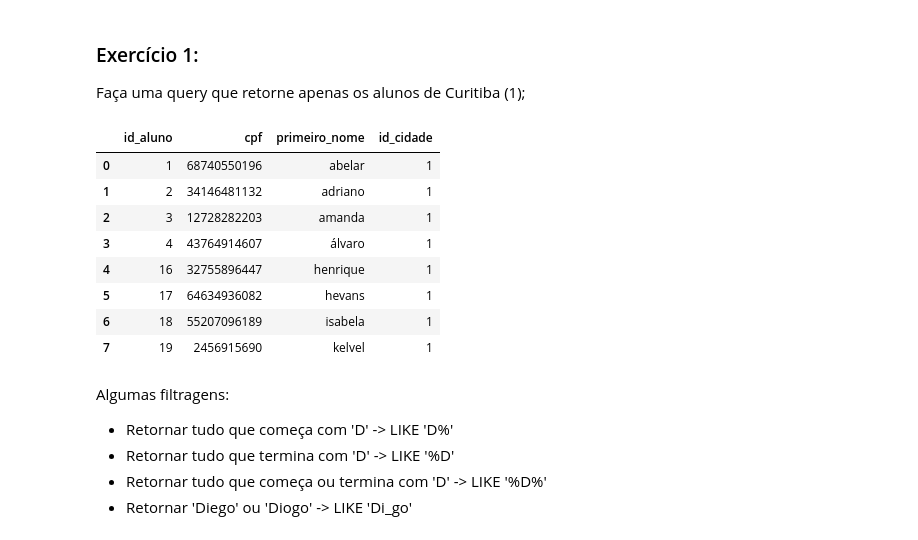
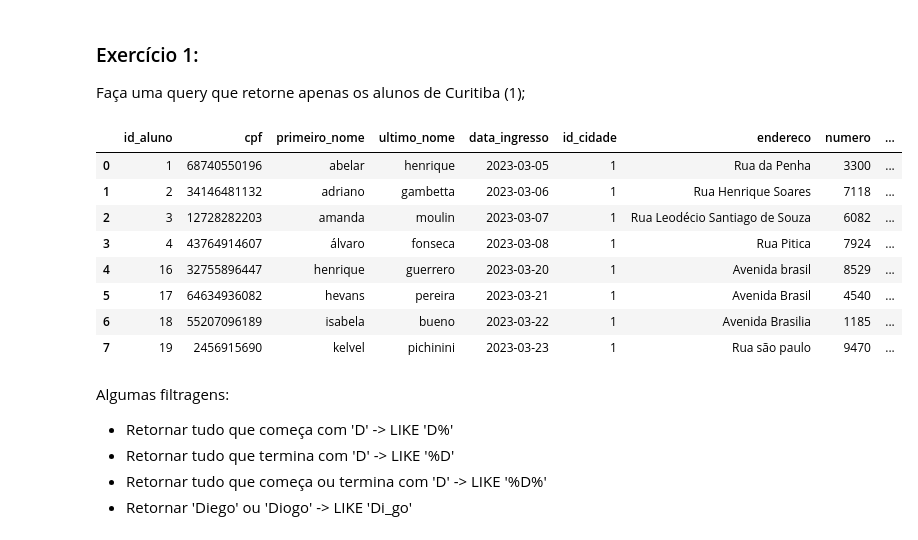
Before and after one commit to PurpleLobster31/SC-Modulo-III, a Jupyter notebook: Aula_5/aula_5.ipynb, the cells around one changed output. Cells and saved outputs as stored; diff of their text form; code cells hidden in the pictures.

```diff
--- a/Aula_5/aula_5.ipynb
+++ b/Aula_5/aula_5.ipynb
@@ -437,17 +437,18 @@ alunos = pd.read_csv("base_curso/alunos.csv")
 # %%
 # buscando apenas os alunos de curitiba (1)
 query = """
-?
+    SELECT * FROM alunos
+    WHERE id_cidade = 1
 """
 
 ps.sqldf(query)
 # %% [output]
-|  | id_aluno | cpf | primeiro_nome | id_cidade |
-| 0 | 1 | 68740550196 | abelar | 1 |
-| 1 | 2 | 34146481132 | adriano | 1 |
-| 2 | 3 | 12728282203 | amanda | 1 |
-| 3 | 4 | 43764914607 | álvaro | 1 |
-| 4 | 16 | 32755896447 | henrique | 1 |
-| 5 | 17 | 64634936082 | hevans | 1 |
-| 6 | 18 | 55207096189 | isabela | 1 |
-| 7 | 19 | 2456915690 | kelvel | 1 |
+|  | id_aluno | cpf | primeiro_nome | ultimo_nome | data_ingresso | id_cidade | endereco | numero | ... |
+| 0 | 1 | 68740550196 | abelar | henrique | 2023-03-05 | 1 | Rua da Penha | 3300 | ... |
+| 1 | 2 | 34146481132 | adriano | gambetta | 2023-03-06 | 1 | Rua Henrique Soares | 7118 | ... |
+| 2 | 3 | 12728282203 | amanda | moulin | 2023-03-07 | 1 | Rua Leodécio Santiago de Souza | 6082 | ... |
+| 3 | 4 | 43764914607 | álvaro | fonseca | 2023-03-08 | 1 | Rua Pitica | 7924 | ... |
+| 4 | 16 | 32755896447 | henrique | guerrero | 2023-03-20 | 1 | Avenida brasil | 8529 | ... |
+| 5 | 17 | 64634936082 | hevans | pereira | 2023-03-21 | 1 | Avenida Brasil | 4540 | ... |
+| 6 | 18 | 55207096189 | isabela | bueno | 2023-03-22 | 1 | Avenida Brasilia | 1185 | ... |
+| 7 | 19 | 2456915690 | kelvel | pichinini | 2023-03-23 | 1 | Rua são paulo | 9470 | ... |
```
Also changed, not shown: parts of 24 cells of this notebook.
